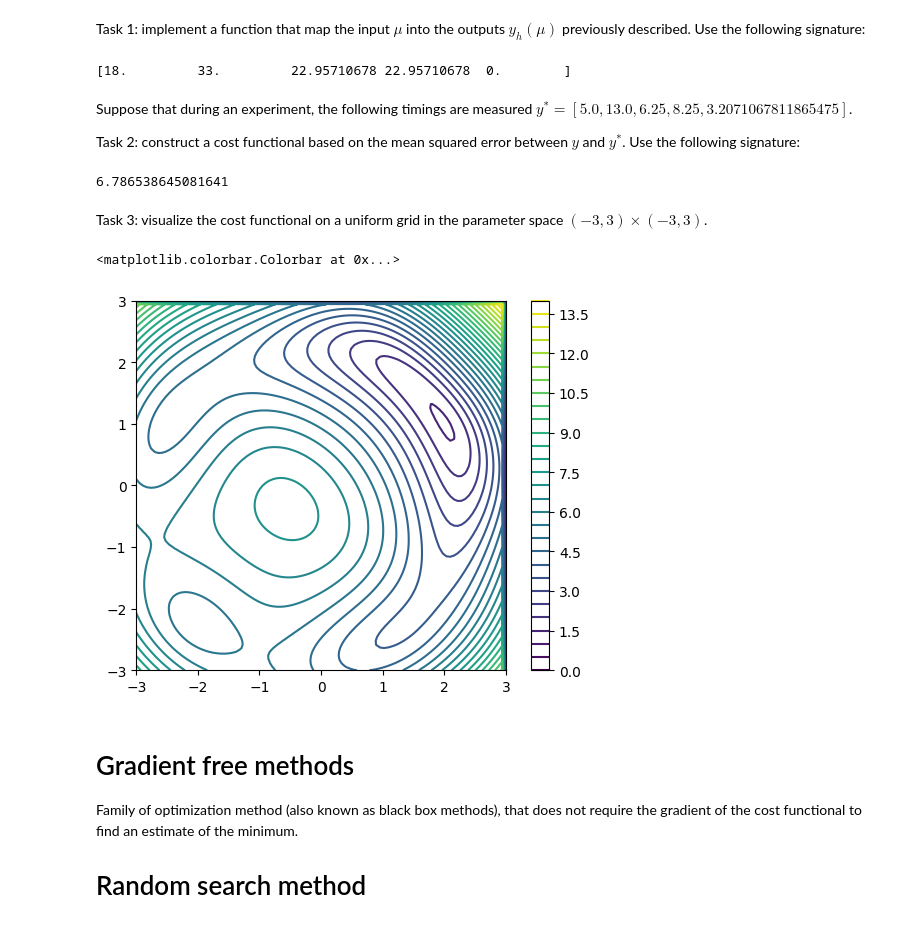
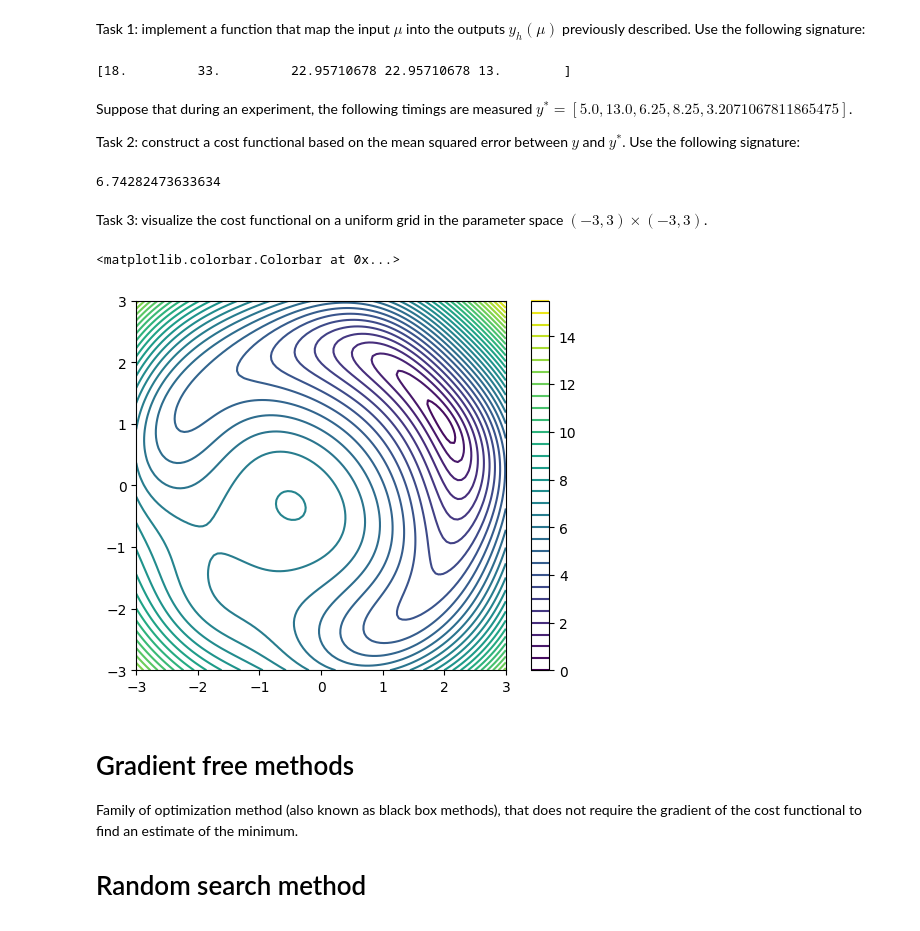
Before and after one commit to Alepescinaa/ScientificTools, a Jupyter notebook: Lab_Ricky/Lab3/GradientFreeOpt_ex1.ipynb, the cells around one changed output. Cells and saved outputs as stored; diff of their text form; code cells hidden in the pictures.

```diff
--- a/Lab_Ricky/Lab3/GradientFreeOpt_ex1.ipynb
+++ b/Lab_Ricky/Lab3/GradientFreeOpt_ex1.ipynb
@@ -52,7 +52,7 @@ def inputOutput(mu_1,mu_2, X_p = X, Y_p = Y):
 
     y_out = np.zeros(5)
 
-    for i in range(4):
+    for i in range(5):
       y_out[i] = ((X[0, ind_list[i][0]]-mu_1)**2) + ((Y[ind_list[i][1], 0]-mu_2)**2)  + np.sin(((mu_1)/2)*np.pi*Y[ind_list[i][1], 0])*np.sin(((mu_2)/2)*np.pi*X[0, ind_list[i][0]])
 
     return y_out
@@ -60,7 +60,7 @@ def inputOutput(mu_1,mu_2, X_p = X, Y_p = Y):
 # test your code
 print( inputOutput(3,3) )
 # %% [output]
-[18.         33.         22.95710678 22.95710678  0.        ]
+[18.         33.         22.95710678 22.95710678 13.        ]
 # %% [markdown]
 
 Suppose that during an experiment, the following timings are measured $y^* = [5.0, 13.0, 6.25, 8.25, 3.2071067811865475]$.
@@ -77,26 +77,26 @@ def CostFunctional(muval,ystar=[5.0, 13.0, 6.25, 8.25, 3.2071067811865475]):
 # test
 print( CostFunctional([0,0]) )
 # %% [output]
-6.786538645081641
+6.74282473633634
 # %% [markdown]
 
 Task 3: visualize the cost functional on a uniform grid in the parameter space $(-3,3)\times(-3,3)$.
 # %%
 # TO DO
 mu1v, mu2v = np.meshgrid(np.linspace(-3,3,101), np.linspace(-3,3,101))
 
 J_vec = np.zeros((101, 101))
 
-for i in range(100):
-  for j in range(100):
+for i in range(101):
+  for j in range(101):
     J_vec[i][j] = CostFunctional((mu1v[0, i], mu2v[j, 0]))
 
 plt.contour(mu1v, mu2v, J_vec , 30)
 plt.gca().set_aspect(1)
 plt.colorbar()
 # %% [output]
 <matplotlib.colorbar.Colorbar at 0x...>
-[figure, old version]
+[figure, new version]
 # %% [markdown]
 # Gradient free methods
 
```
Also changed, not shown: parts of 1 cell of this notebook.
